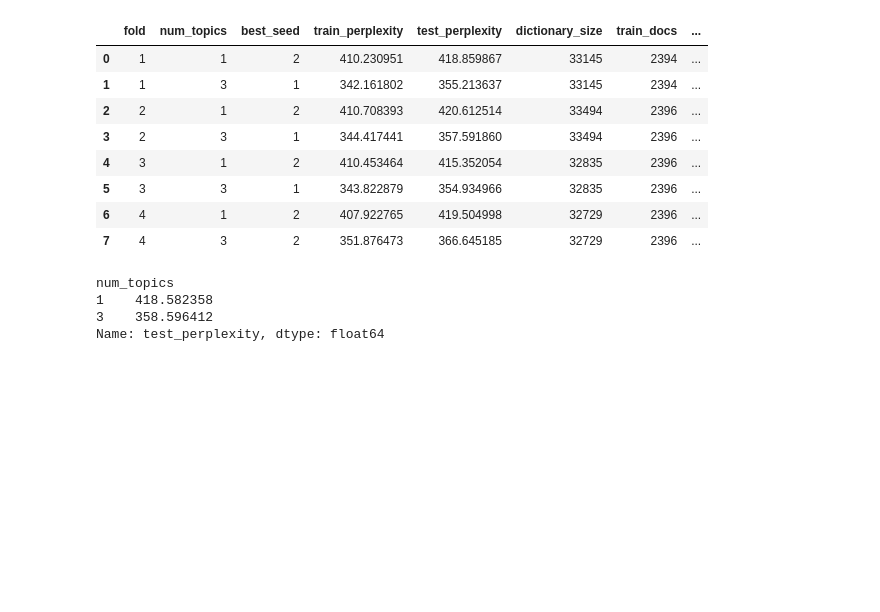
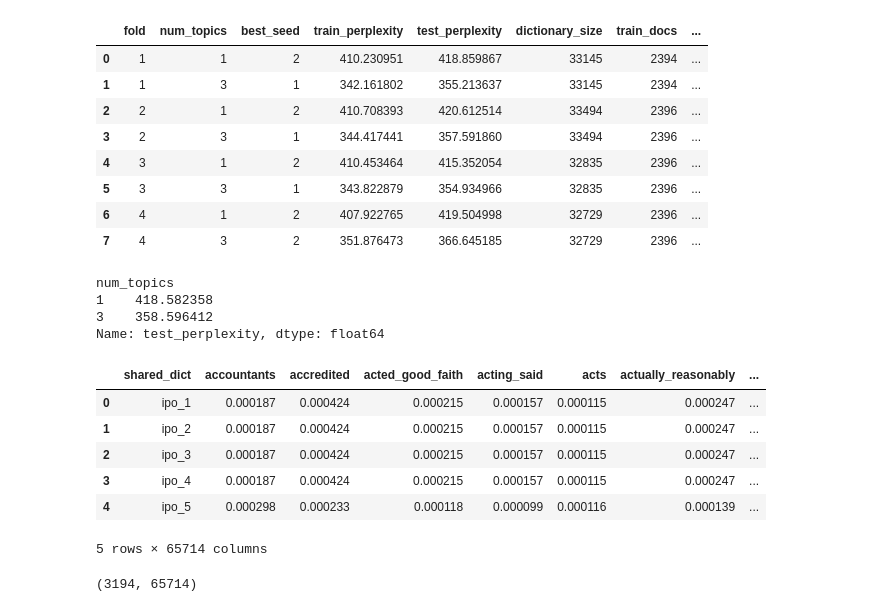
Before and after one commit to prototypeanugrah/financial_topic_modeling, a Jupyter notebook: lda_testing.ipynb, the cells around one changed output. Drawn from its saved outputs; the diff is of its cells as text; code cells hidden in the pictures; blank space fills up the shorter version.

```diff
--- a/lda_testing.ipynb
+++ b/lda_testing.ipynb
@@ -481,3 +481,20 @@ num_topics
 1    418.582358
 3    358.596412
 Name: test_perplexity, dtype: float64
+# %%
+df = pd.read_csv(
+    "/Users/anugrah/Desktop/financial_topic_modeling/outputs/comparison_20251013_034001/with_ngrams/full_model_export/dominant_topic_word_probs_9_topics.csv"
+)
+df.head()
+# %% [output]
+|  | shared_dict | accountants | accredited | acted_good_faith | acting_said | acts | actually_reasonably | ... |
+| 0 | ipo_1 | 0.000187 | 0.000424 | 0.000215 | 0.000157 | 0.000115 | 0.000247 | ... |
+| 1 | ipo_2 | 0.000187 | 0.000424 | 0.000215 | 0.000157 | 0.000115 | 0.000247 | ... |
+| 2 | ipo_3 | 0.000187 | 0.000424 | 0.000215 | 0.000157 | 0.000115 | 0.000247 | ... |
+| 3 | ipo_4 | 0.000187 | 0.000424 | 0.000215 | 0.000157 | 0.000115 | 0.000247 | ... |
+| 4 | ipo_5 | 0.000298 | 0.000233 | 0.000118 | 0.000099 | 0.000116 | 0.000139 | ... |
+5 rows × 65714 columns
+# %%
+df.shape
+# %% [output]
+(3194, 65714)
```
Also changed, not shown: parts of 2 cells of this notebook, 1 other file.
